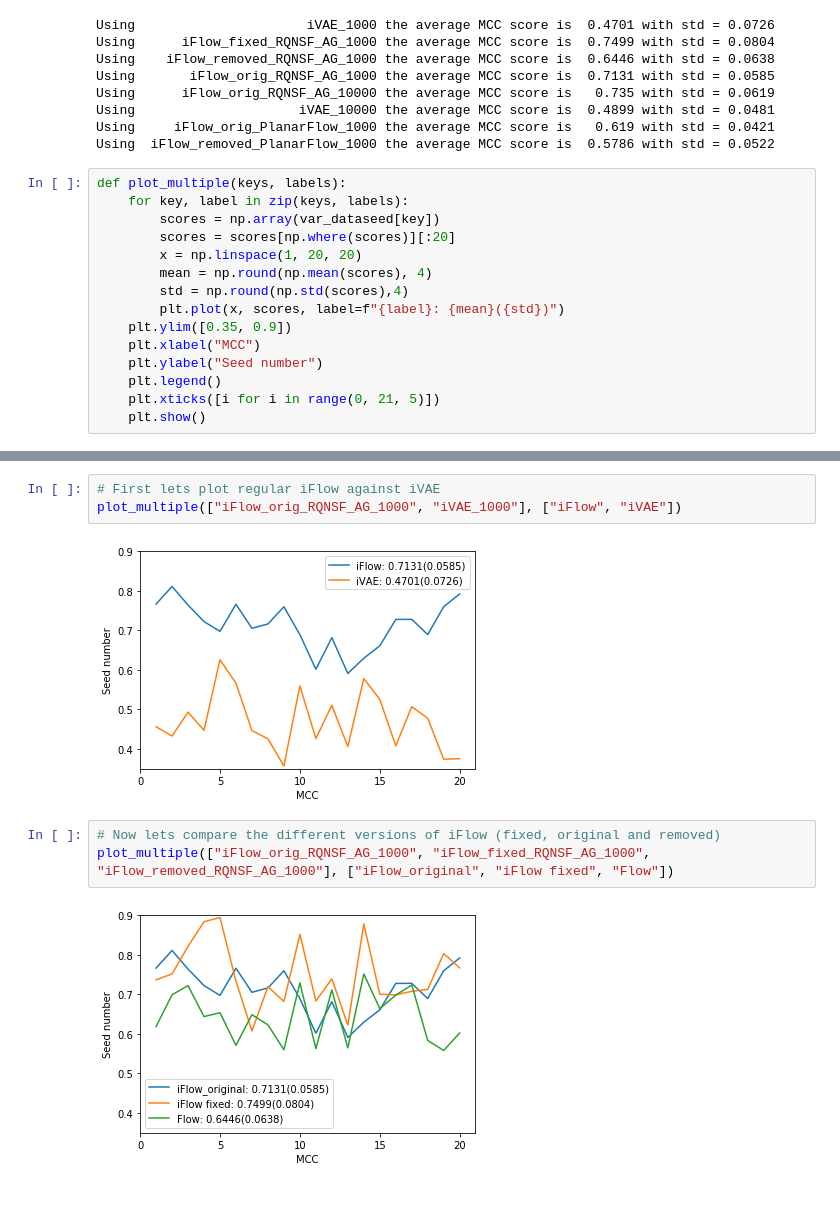
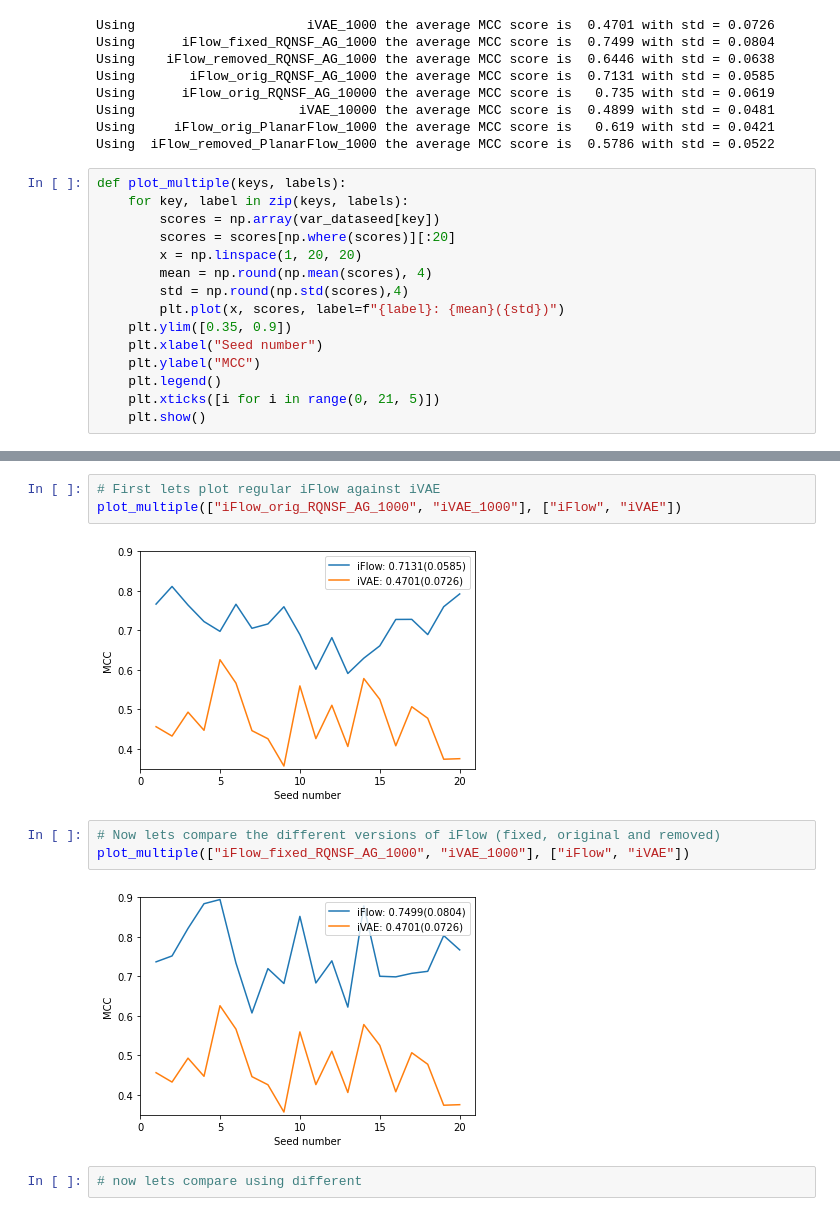
Before and after one commit to jjgsherwood/FACT-AI, a Jupyter notebook: code/iFlow-master/visualize_results.ipynb, the cells around one changed output, grey strips where cells are left out. Drawn from its saved outputs; the diff is of its cells as text.

```diff
--- a/code/iFlow-master/visualize_results.ipynb
+++ b/code/iFlow-master/visualize_results.ipynb
@@ -40,8 +40,8 @@ def plot_multiple(keys, labels):
         std = np.round(np.std(scores),4)
         plt.plot(x, scores, label=f"{label}: {mean}({std})")
     plt.ylim([0.35, 0.9])
-    plt.xlabel("MCC")
-    plt.ylabel("Seed number")
+    plt.xlabel("Seed number")
+    plt.ylabel("MCC")
     plt.legend()
     plt.xticks([i for i in range(0, 21, 5)])
     plt.show()
@@ -49,9 +64,11 @@ def plot_multiple(keys, labels):
 # First lets plot regular iFlow against iVAE
 plot_multiple(["iFlow_orig_RQNSF_AG_1000", "iVAE_1000"], ["iFlow", "iVAE"])
 # %% [output]
-[figure, old version]
+[figure, new version]
 # %%
 # Now lets compare the different versions of iFlow (fixed, original and removed)
-plot_multiple(["iFlow_orig_RQNSF_AG_1000", "iFlow_fixed_RQNSF_AG_1000", "iFlow_removed_RQNSF_AG_1000"], ["iFlow_original", "iFlow fixed", "Flow"])
+plot_multiple(["iFlow_fixed_RQNSF_AG_1000", "iVAE_1000"], ["iFlow", "iVAE"])
 # %% [output]
-[figure, old version]
+[figure, new version]
+# %%
+# now lets compare using different
```
Also changed, not shown: parts of 3 cells of this notebook.
